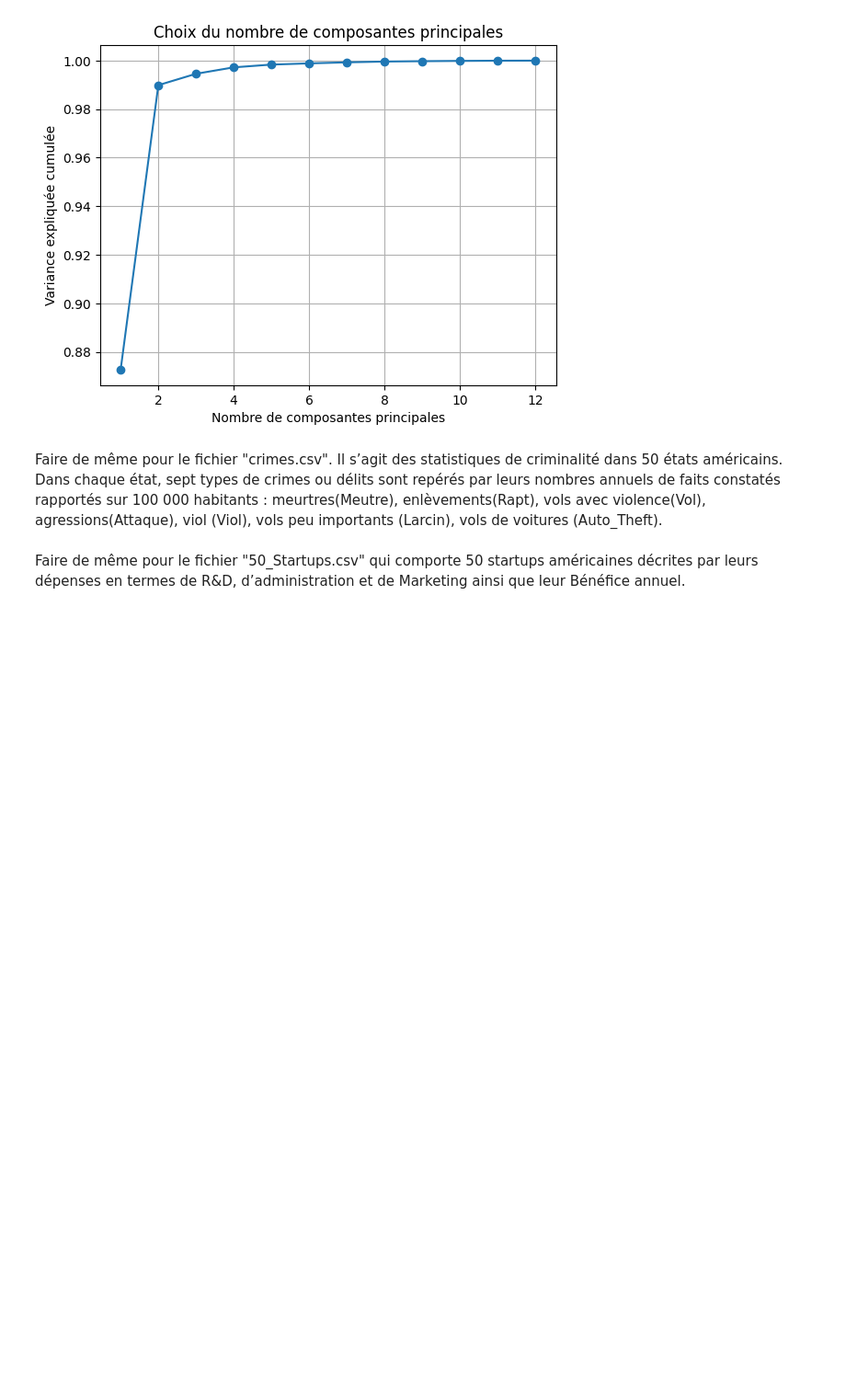
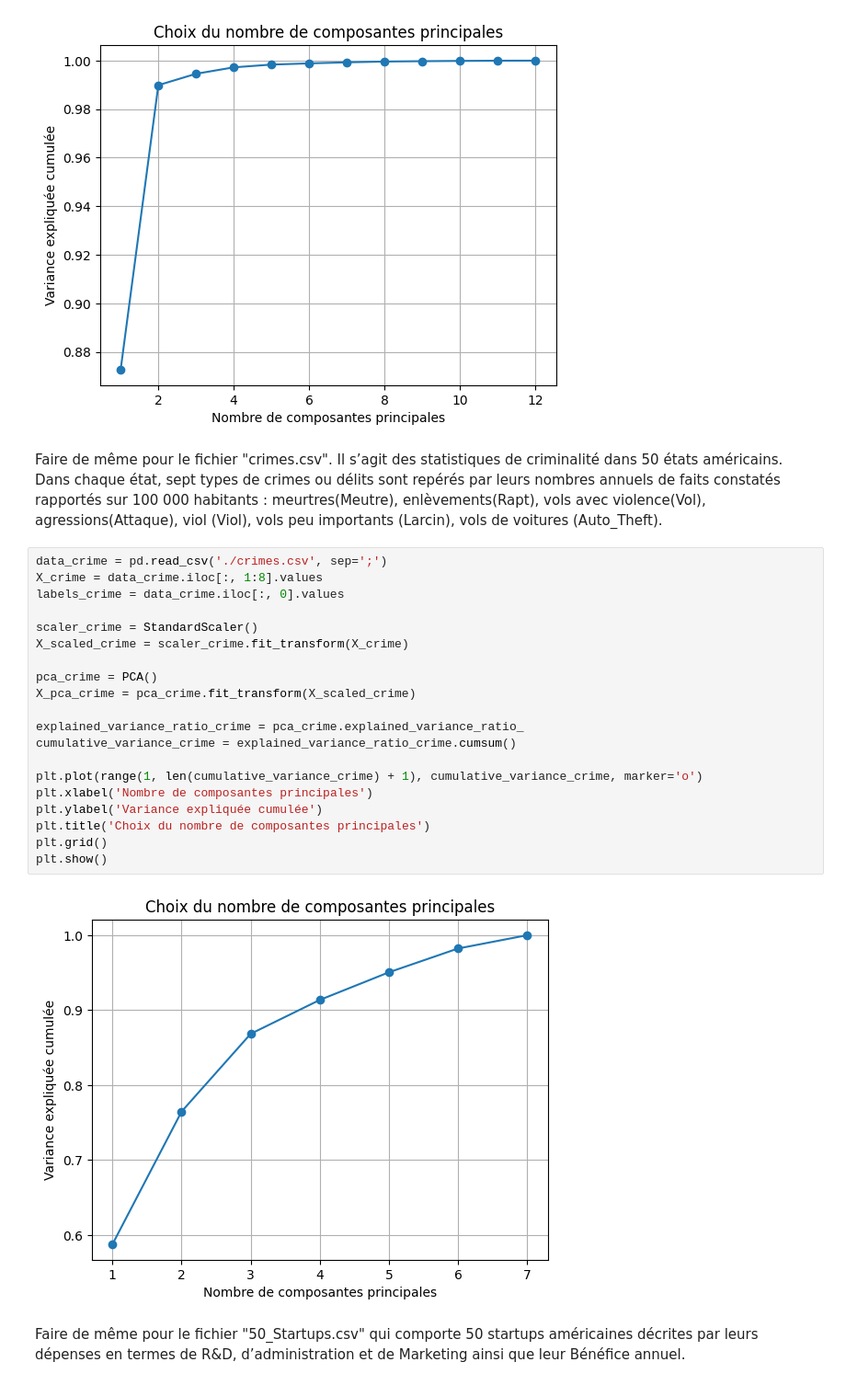
Before and after one commit to Katia-LOUNAS/Machine-Learning, a Jupyter notebook: TP02/Atelier_2.ipynb, the cells around one changed output. Shown at 92% size. Cells and saved outputs as stored; diff of their text form; blank space fills up the shorter version.

```diff
--- a/TP02/Atelier_2.ipynb
+++ b/TP02/Atelier_2.ipynb
@@ -44,6 +44,28 @@ Faire de même pour le fichier "crimes.csv". Il s’agit des statistiques de cri
 Dans chaque état, sept types de crimes ou délits sont repérés par leurs nombres annuels de faits constatés
 rapportés sur 100 000 habitants : meurtres(Meutre), enlèvements(Rapt), vols avec violence(Vol),
 agressions(Attaque), viol (Viol), vols peu importants (Larcin), vols de voitures (Auto_Theft).
+# %%
+data_crime = pd.read_csv('./crimes.csv', sep=';')
+X_crime = data_crime.iloc[:, 1:8].values
+labels_crime = data_crime.iloc[:, 0].values
+
+scaler_crime = StandardScaler()
+X_scaled_crime = scaler_crime.fit_transform(X_crime)
+
+pca_crime = PCA()
+X_pca_crime = pca_crime.fit_transform(X_scaled_crime)
+
+explained_variance_ratio_crime = pca_crime.explained_variance_ratio_
+cumulative_variance_crime = explained_variance_ratio_crime.cumsum()
+
+plt.plot(range(1, len(cumulative_variance_crime) + 1), cumulative_variance_crime, marker='o')
+plt.xlabel('Nombre de composantes principales')
+plt.ylabel('Variance expliquée cumulée')
+plt.title('Choix du nombre de composantes principales')
+plt.grid()
+plt.show()
+# %% [output]
+[figure, added]
 # %% [markdown]
 Faire de même pour le fichier "50_Startups.csv" qui comporte 50 startups américaines décrites par leurs
 dépenses en termes de R&D, d’administration et de Marketing ainsi que leur Bénéfice annuel.
```
Also changed, not shown: parts of 3 cells of this notebook, 2 other files.
